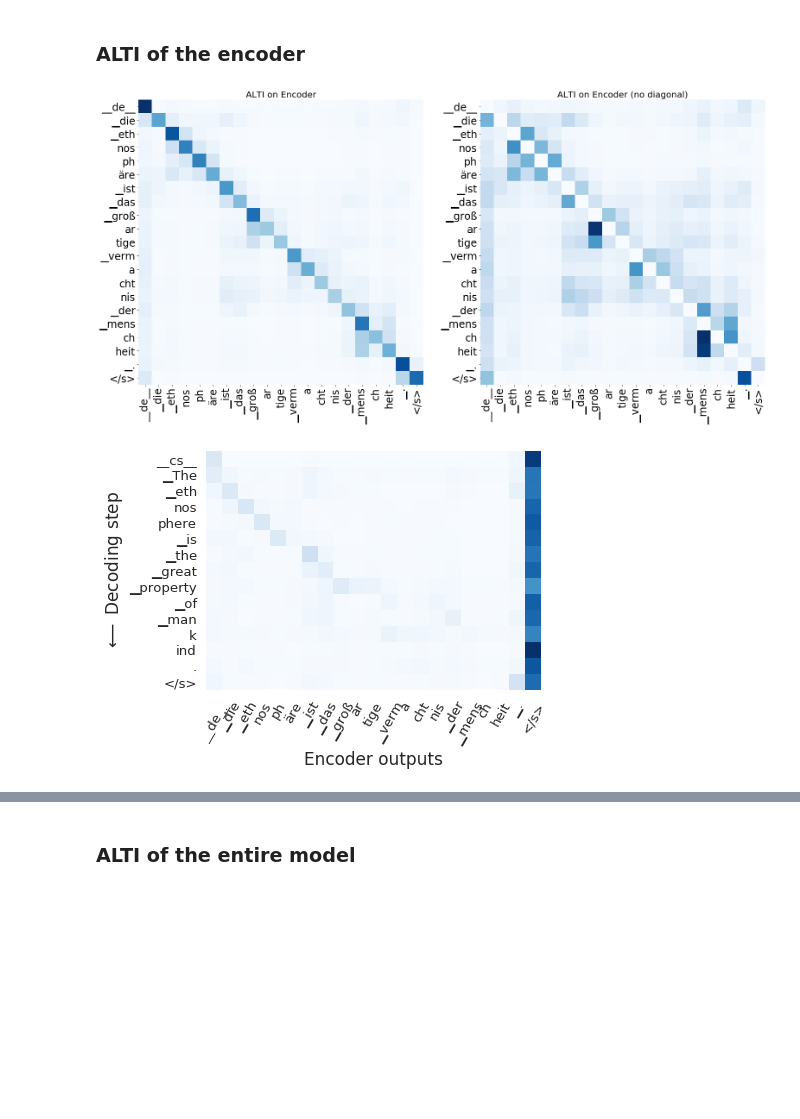
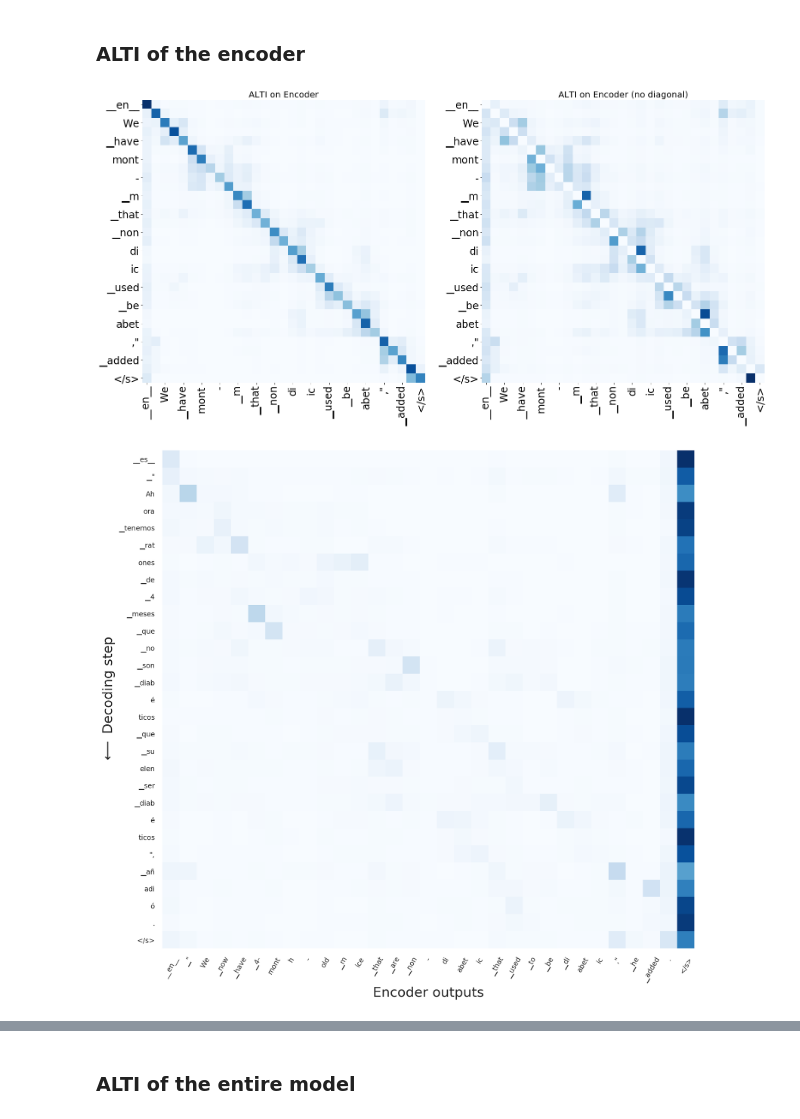
Before and after one commit to mt-upc/transformer-contributions-nmt, a Jupyter notebook: m2m_interpretability.ipynb, the cells around one changed output, grey strips where cells are left out. Drawn from its saved outputs; the diff is of its cells as text; code cells hidden in the pictures; blank space fills up the shorter version.

Commit message:
clean multilingual input

```diff
--- a/m2m_interpretability.ipynb
+++ b/m2m_interpretability.ipynb
@@ -80,7 +91,7 @@ NUM_LAYERS = 12
 # %%
 if data_sample=='generate':
 
-    i = 3
+    i = 0
 
     src_sent, src_tok, src_tensor, tgt_sent, tgt_tok, tgt_tensor = hub.get_sample('test', i)
 
@@ -125,8 +142,7 @@ the ethnosphere is humanity &apos;s great legacy .
 ### Teacher Forcing
 # %%
 if teacher_forcing:
-    model_output, log_probs, encoder_out, layer_inputs, layer_outputs = hub.trace_forward(src_tensor, tgt_tensor)
-
+    model_output, log_probs, encoder_out, layer_inputs, layer_outputs = hub.trace_forward(src_tensor_forward, tgt_tensor)
     print("\n\nGREEDY DECODING\n")
     pred_log_probs, pred_tensor = torch.max(log_probs, dim=-1)
     pred_tok = hub.decode(pred_tensor, hub.task.target_dictionary)
@@ -139,7 +155,7 @@ if teacher_forcing:
 if not teacher_forcing:
     tgt_tensor_free = []
     print("\n\nBEAM SEARCH\n")
-    for pred in hub.generate(src_tensor, 5,verbose=True):
+    for pred in hub.generate(src_tensor, beam=1,verbose=True):
         tgt_tensor_free.append(pred['tokens'])
         pred_sent = hub.decode(pred['tokens'], hub.task.target_dictionary, as_string=True)
         score = pred['score'].item()
@@ -148,21 +164,24 @@ if not teacher_forcing:
     hypo = 0 # first hypothesis
     tgt_tensor = tgt_tensor_free[hypo]
 
+    pred_tok = hub.decode(pred['tokens'], hub.task.target_dictionary, as_string=False)
+
     # We add eos token at the beginning of sentence and delete it from the end
     tgt_tensor = torch.cat([torch.tensor([hub.task.target_dictionary.eos_index]).to(tgt_tensor.device),
                     tgt_tensor[:-1]
                 ]).to(tgt_tensor.device)
     tgt_tok = hub.decode(tgt_tensor, hub.task.target_dictionary, as_string=False)
     target_sentence = tgt_tok
-    pred_tok = tgt_tok
+    #pred_tok = tgt_tok
+    #pred_tok = pred['tokens']
 
-    model_output, log_probs, encoder_out, layer_inputs, layer_outputs = hub.trace_forward(src_tensor, tgt_tensor)
+    # model_output, log_probs, encoder_out, layer_inputs, layer_outputs = hub.trace_forward(src_tensor_forward, tgt_tensor)
 
-    print(f"\n\nGREEDY DECODING with hypothesis {hypo+1}\n")
-    pred_log_probs, pred_tensor = torch.max(log_probs, dim=-1)
-    pred_tok = hub.decode(pred_tensor, hub.task.target_dictionary)
-    pred_sent = hub.decode(pred_tensor, hub.task.target_dictionary, as_string=True)
-    print(f"Predicted sentence: \t {pred_sent}")
+    # print(f"\n\nGREEDY DECODING with hypothesis {hypo+1}\n")
+    # pred_log_probs, pred_tensor = torch.max(log_probs, dim=-1)
+    # pred_tok2 = hub.decode(pred_tensor, hub.task.target_dictionary)
+    # pred_sent = hub.decode(pred_tensor, hub.task.target_dictionary, as_string=True)
+    # print(f"Predicted sentence: \t {pred_sent}")
 # %% [output]
 BEAM SEARCH
 
@@ -179,5 +189,5 @@ Predicted sentence:      __cs__ The ethnosphere is the great property of mankind
 # %%
-source_sentence = src_tok
+source_sentence = [src_lan_token] + src_tok
 target_sentence = tgt_tok
 predicted_sentence = pred_tok
 # %% [markdown]
@@ -185,7 +195,7 @@ predicted_sentence = pred_tok
 # %% [markdown]
 ### ALTI of the encoder
 # %%
-relevances_enc_self_attn = hub.get_contribution_rollout(src_tensor, tgt_tensor, 'l1',
+relevances_enc_self_attn = hub.get_contribution_rollout(src_tensor_forward, tgt_tensor, 'l1',
                                                         norm_mode='min_sum', pre_layer_norm=True)['encoder.self_attn']
 
 # Encoder self-attention relevances in last layer (full encoder ALTI)
@@ -206,25 +216,26 @@ sns.heatmap(df,cmap="Blues",ax=ax_right,square=True, cbar=False)
 ax_right.set_title('ALTI on Encoder (no diagonal)', fontsize=20)
 plt.gcf().subplots_adjust(bottom=0.2)
 # %% [output]
-[figure, old version]
+[figure, new version]
 # %%
 layer = 0
 
-cross_attn_contributions = torch.squeeze(hub.get_contributions(src_tensor, tgt_tensor, 'attn_w', norm_mode='sum_one',pre_layer_norm=True)['decoder.encoder_attn'])
+cross_attn_contributions = torch.squeeze(hub.get_contributions(src_tensor_forward, tgt_tensor, 'attn_w',
+                                                                norm_mode='sum_one',pre_layer_norm=True)['decoder.encoder_attn'])
 
 #cross_attn_contributions = torch.squeeze(hub.get_contributions(src_tensor, tgt_tensor, 'l1', norm_mode='min_sum')['decoder.encoder_attn'])
 cross_attn_contributions = cross_attn_contributions.detach().cpu().numpy()
-plt.figure(figsize=(6,6))
+plt.figure(figsize=(12,12),dpi=200)
 
 df = pd.DataFrame(cross_attn_contributions[layer],columns=source_sentence ,index=predicted_sentence)
-sns.set(font_scale=1.2)
+sns.set(font_scale=0.8)
 #sns.heatmap(df,xticklabels = ['']*(len(src_tok)+1) + ['Residual'], cmap="Blues",square=True,cbar=False)
 s = sns.heatmap(df, cmap="Blues",square=True,cbar=False)
 s.set_xlabel('Encoder outputs', fontsize=17)
 s.set_ylabel('$\longleftarrow$ Decoding step', fontsize=17)
 
 plt.tick_params(axis='both', which='major', labelbottom = True, bottom=False, top = False, labeltop=False);
 plt.xticks(rotation=60);
 # %% [output]
-[figure, old version]
+[figure, new version]
 # %%
```
Also changed, not shown: parts of 21 cells of this notebook, 39 other files.
